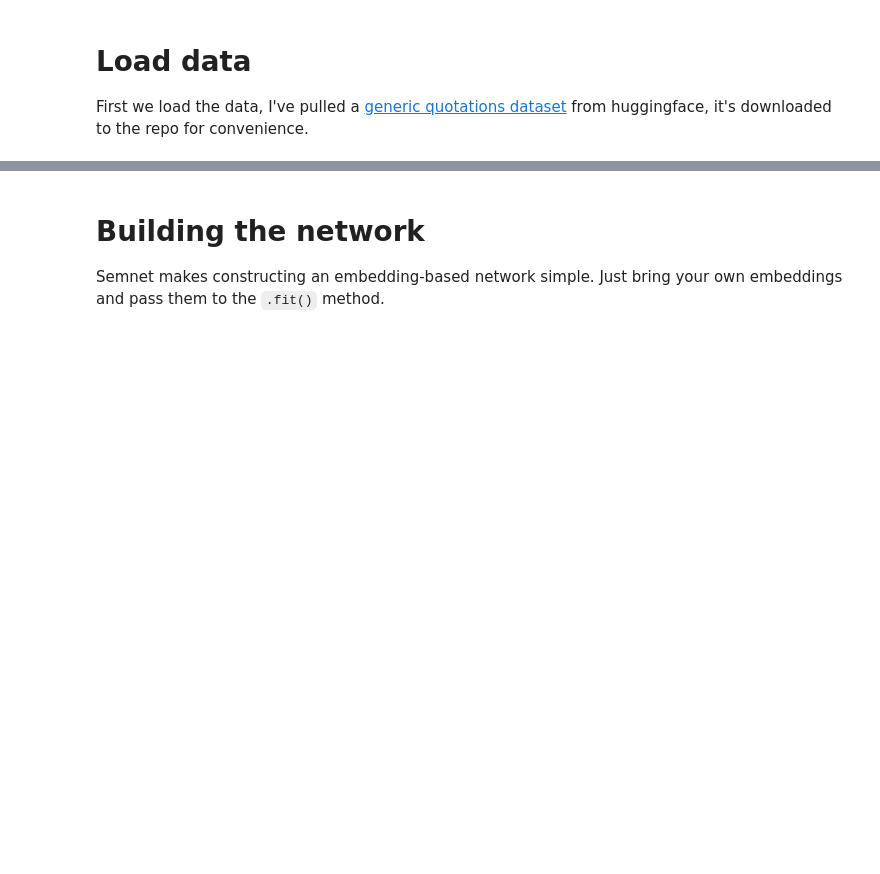
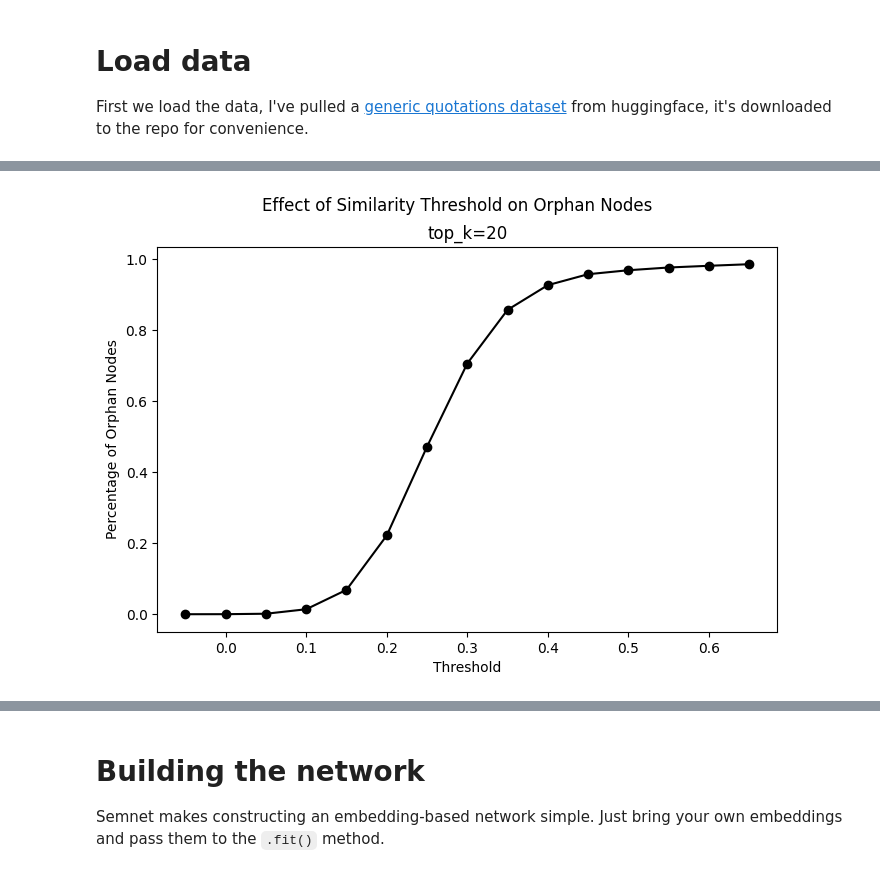
Before and after one commit to specialprocedures/semnet, a Jupyter notebook: examples/quotes.ipynb, the cells around one changed output, grey strips where cells are left out. Drawn from its saved outputs; the diff is of its cells as text; code cells hidden in the pictures; blank space fills up the shorter version.

```diff
--- a/examples/quotes.ipynb
+++ b/examples/quotes.ipynb
@@ -21,0 +70,25 @@ embeddings = embedding_model.encode(labels, show_progress_bar=True)
+# %%
+import matplotlib.pyplot as plt
+
+fig, ax = plt.subplots(figsize=(8, 5))
+
+ax.plot(
+    [item["thresh"] for item in component_counts],
+    [item["pct_orphans"] for item in component_counts],
+    marker="o",
+    color="black",
+)
+
+
+# Labels
+ax.set_xlabel("Threshold")
+ax.set_ylabel("Percentage of Orphan Nodes")
+
+# Titles
+fig.suptitle("Effect of Similarity Threshold on Orphan Nodes")
+ax.set_title("top_k=20")
+
+fig.savefig("orphan_nodes_vs_threshold.png", dpi=300)
+plt.show()
+# %% [output]
+[figure, added]
```
Also changed, not shown: parts of 28 cells of this notebook, 21 other files.
